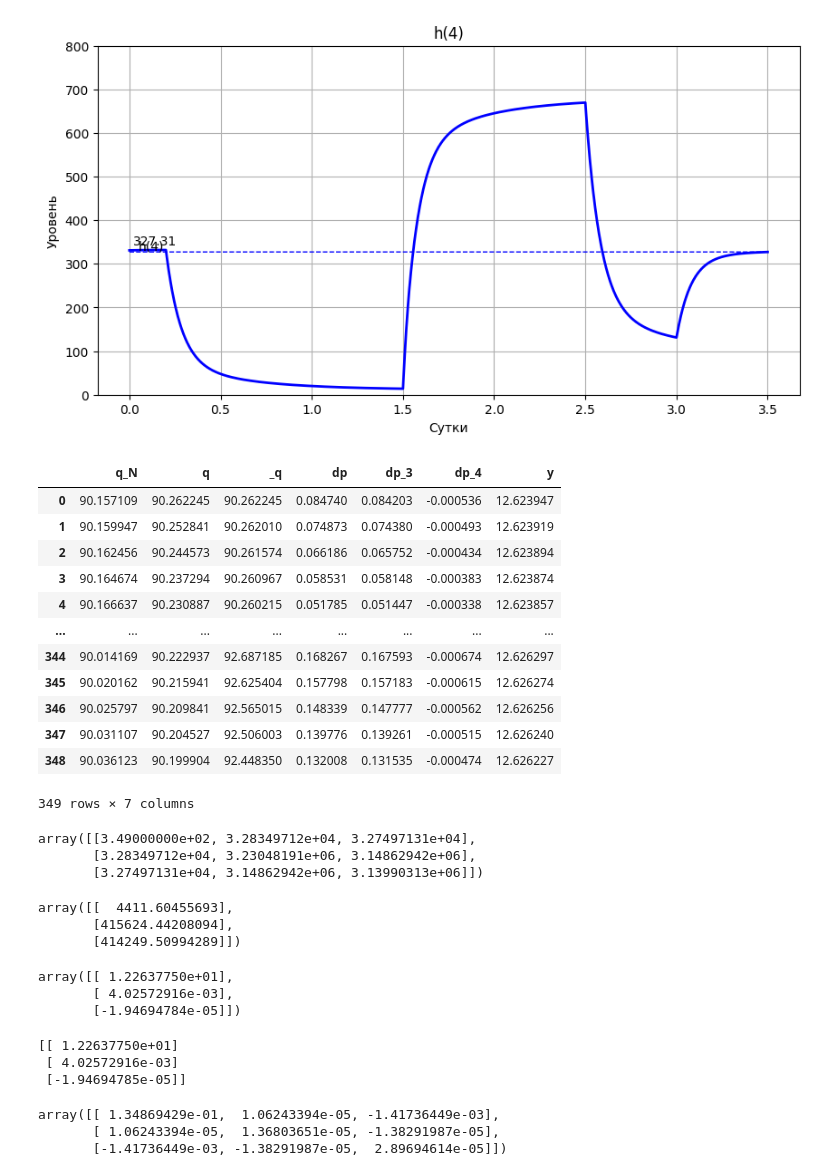
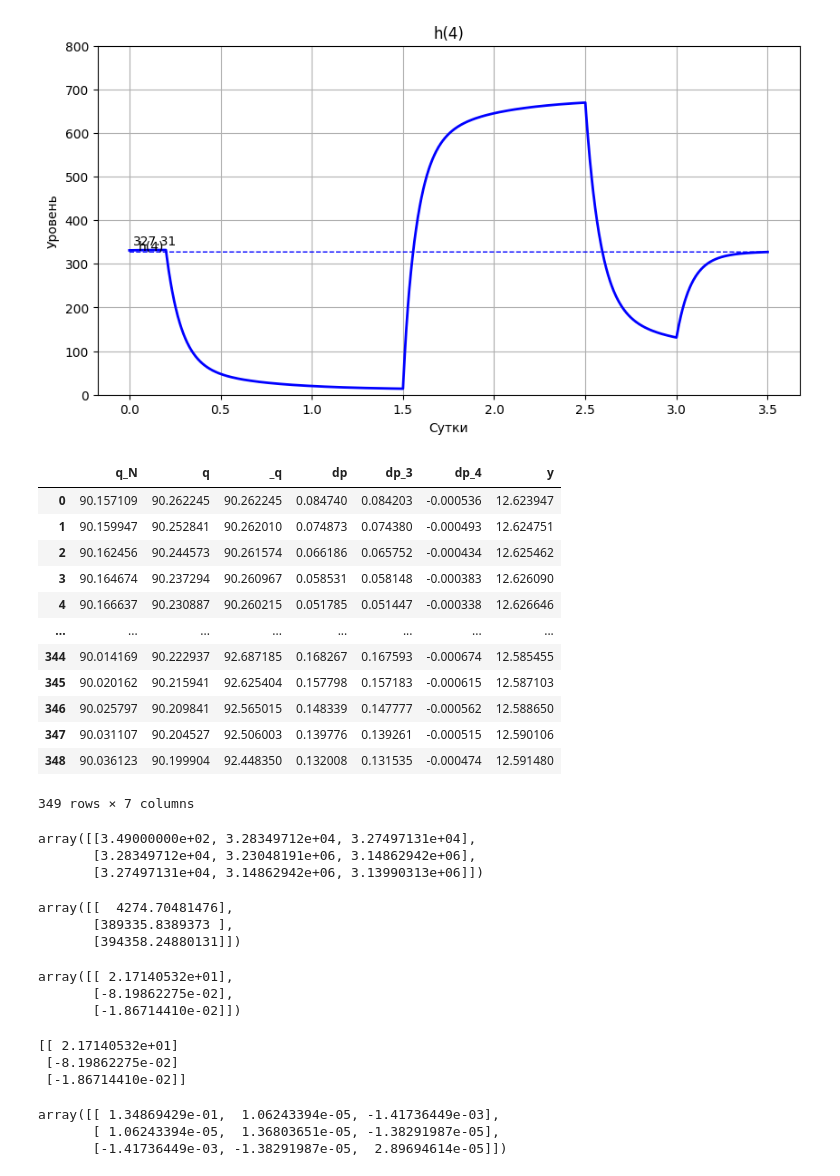
Before and after one commit to IANovoselov/well, a Jupyter notebook: well.ipynb, the cells around one changed output. Saved outputs shown, nothing was run; the diff lists cells and outputs as text; code cells hidden in the pictures.

```diff
--- a/well.ipynb
+++ b/well.ipynb
@@ -384,44 +384,44 @@ df_ident = pd.DataFrame({'p_3': _p_3[::denominator],
                          })
 
 for _k in range(ident_k-1):
   q_N = (1/(gamma*r_U))*(df_ident['p_8'][_k+1]-p_L)
 
   dp_3 = (1/ident_dt)*(df_ident['p_3'][_k+1]-df_ident['p_3'][_k])
   dp_4 = (1/ident_dt)*(df_ident['p_4'][_k+1]-df_ident['p_4'][_k])
   dp = dp_3 - dp_4
 
   q = q_N + ((S_t/gamma) * dp)
 
   if _k == 0:
     _q = q
   else:
     _q = _q + (ident_dt/T_2)*(q - _q)
 
-  y = _p_3[_k] + gamma*(H_R-H_N+r_K*q)
+  y = df_ident['p_3'][_k] + gamma*(H_R-H_N+r_K*q)
 
   calc_q_N.add(q_N)
   calc_q.add(q)
   calc__q.add(_q)
   calc_dp.add(dp)
   calc_dp_3.add(dp_3)
   calc_dp_4.add(dp_4)
   calc_y.add(y)
 
 calc_df = pd.DataFrame({'q_N': calc_q_N.values, 'q': calc_q.values, '_q': calc__q.values, 'dp': calc_dp.values, 'dp_3': calc_dp_3.values, 'dp_4': calc_dp_4.values, 'y': calc_y.values})
 calc_df
 # %% [output]
 |  | q_N | q | _q | dp | dp_3 | dp_4 | y |
 | 0 | 90.157109 | 90.262245 | 90.262245 | 0.084740 | 0.084203 | -0.000536 | 12.623947 |
-| 1 | 90.159947 | 90.252841 | 90.262010 | 0.074873 | 0.074380 | -0.000493 | 12.623919 |
-| 2 | 90.162456 | 90.244573 | 90.261574 | 0.066186 | 0.065752 | -0.000434 | 12.623894 |
-| 3 | 90.164674 | 90.237294 | 90.260967 | 0.058531 | 0.058148 | -0.000383 | 12.623874 |
-| 4 | 90.166637 | 90.230887 | 90.260215 | 0.051785 | 0.051447 | -0.000338 | 12.623857 |
+| 1 | 90.159947 | 90.252841 | 90.262010 | 0.074873 | 0.074380 | -0.000493 | 12.624751 |
+| 2 | 90.162456 | 90.244573 | 90.261574 | 0.066186 | 0.065752 | -0.000434 | 12.625462 |
+| 3 | 90.164674 | 90.237294 | 90.260967 | 0.058531 | 0.058148 | -0.000383 | 12.626090 |
+| 4 | 90.166637 | 90.230887 | 90.260215 | 0.051785 | 0.051447 | -0.000338 | 12.626646 |
 | ... | ... | ... | ... | ... | ... | ... | ... |
-| 344 | 90.014169 | 90.222937 | 92.687185 | 0.168267 | 0.167593 | -0.000674 | 12.626297 |
-| 345 | 90.020162 | 90.215941 | 92.625404 | 0.157798 | 0.157183 | -0.000615 | 12.626274 |
-| 346 | 90.025797 | 90.209841 | 92.565015 | 0.148339 | 0.147777 | -0.000562 | 12.626256 |
-| 347 | 90.031107 | 90.204527 | 92.506003 | 0.139776 | 0.139261 | -0.000515 | 12.626240 |
-| 348 | 90.036123 | 90.199904 | 92.448350 | 0.132008 | 0.131535 | -0.000474 | 12.626227 |
+| 344 | 90.014169 | 90.222937 | 92.687185 | 0.168267 | 0.167593 | -0.000674 | 12.585455 |
+| 345 | 90.020162 | 90.215941 | 92.625404 | 0.157798 | 0.157183 | -0.000615 | 12.587103 |
+| 346 | 90.025797 | 90.209841 | 92.565015 | 0.148339 | 0.147777 | -0.000562 | 12.588650 |
+| 347 | 90.031107 | 90.204527 | 92.506003 | 0.139776 | 0.139261 | -0.000515 | 12.590106 |
+| 348 | 90.036123 | 90.199904 | 92.448350 | 0.132008 | 0.131535 | -0.000474 | 12.591480 |
 349 rows × 7 columns
 # %%
 # формируем и заполняем матрицу размерностью 2x2
@@ -452,17 +452,17 @@ C[1] = sum([calc_y.values[i]*calc_q.values[i] for i in range(ident_k-1)])
 C[2] = sum([calc_y.values[i]*calc__q.values[i] for i in range(ident_k-1)])
 C
 # %% [output]
-array([[  4411.60455693],
-       [415624.44208094],
-       [414249.50994289]])
+array([[  4274.70481476],
+       [389335.8389373 ],
+       [394358.24880131]])
 # %%
 # умножаем матрицу на вектор
 ww = np.dot(A, C)
 ww
 # %% [output]
-array([[ 1.22637750e+01],
-       [ 4.02572916e-03],
-       [-1.94694784e-05]])
+array([[ 2.17140532e+01],
+       [-8.19862275e-02],
+       [-1.86714410e-02]])
 # %%
 import scipy
 X = np.array([[1 for _ in range(ident_k-1)],
@@ -472,9 +472,9 @@ y = np.array([calc_y.values]).T
 b, squared_error_sum, matrix_rank, SVD_ = scipy.linalg.lstsq(X, y)
 print(b)
 # %% [output]
-[[ 1.22637750e+01]
- [ 4.02572916e-03]
- [-1.94694785e-05]]
+[[ 2.17140532e+01]
+ [-8.19862275e-02]
+ [-1.86714410e-02]]
 # %%
 A
 # %% [output]
```
